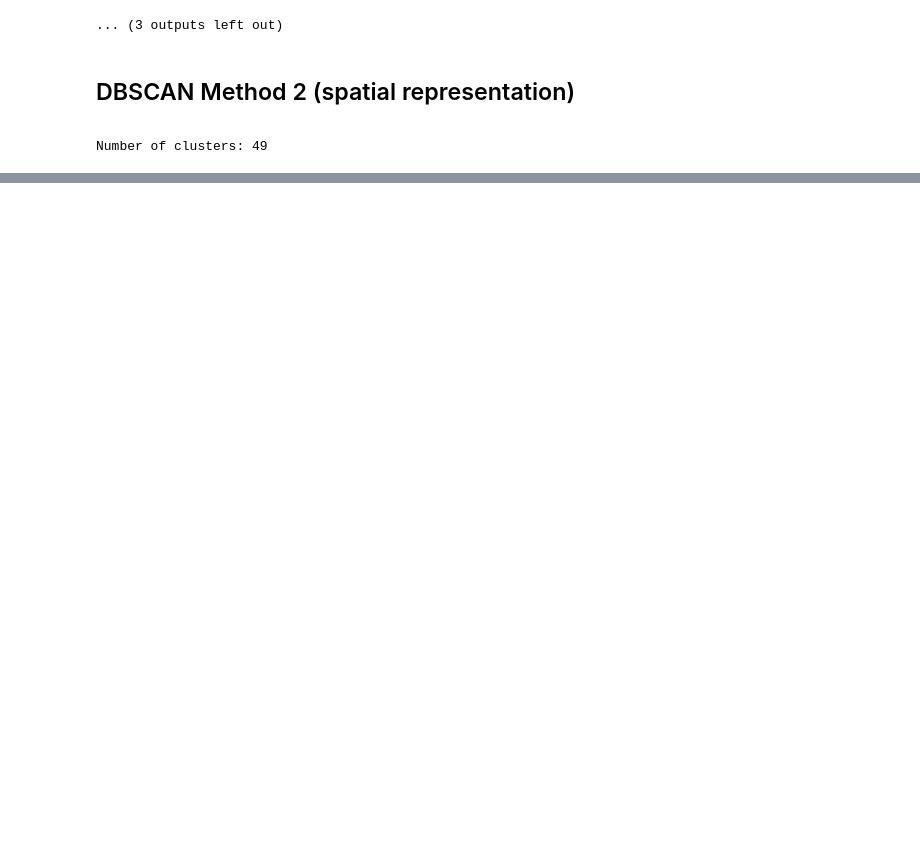
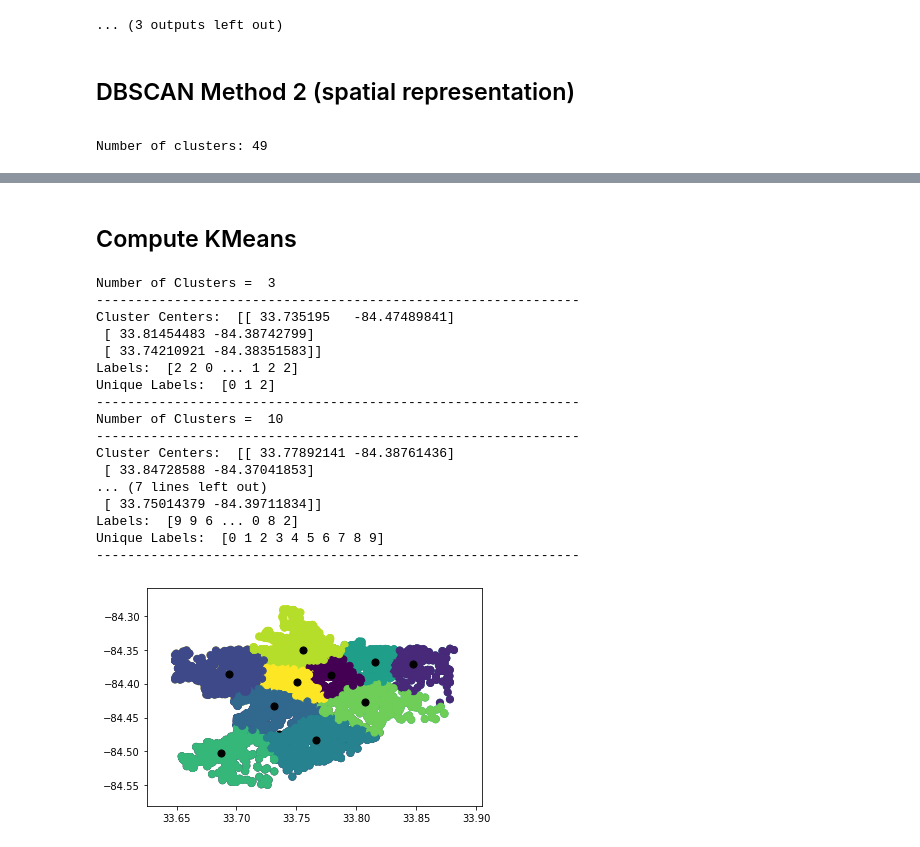
Before and after one commit to sanjeevprasada/AtlantaCrime, a Jupyter notebook: Unsupervised_Algs.ipynb, the cells around one changed output, grey strips where cells are left out. Saved outputs shown, nothing was run; the diff lists cells and outputs as text; code cells hidden in the pictures; blank space fills up the shorter version.

```diff
--- a/Unsupervised_Algs.ipynb
+++ b/Unsupervised_Algs.ipynb
@@ -253,0 +307,38 @@ plt.show()
+# %% [markdown]
+## Compute KMeans
+# %%
+k_values = np.array([3,10])
+for k in k_values:
+    km = sk.cluster.KMeans(n_clusters = k, init='random',n_init=1,max_iter=300,tol=1e-04,random_state=0)
+    y_km = km.fit_predict(X)
+
+    centers = km.cluster_centers_
+    labels = km.labels_
+    inertia = km.inertia_
+    print('Number of Clusters = ',k)
+    print('--------------------------------------------------------------')
+    print('Cluster Centers: ',centers)
+    print('Labels: ',labels)
+    print('Unique Labels: ',np.unique(labels))
+    plt.scatter(X[:, 0], X[:, 1], c=y_km, s=50, cmap='viridis')
+    plt.scatter(centers[:, 0], centers[:, 1], c='black', s=50, alpha=1);
+    print('--------------------------------------------------------------')
+# %% [output]
+Number of Clusters =  3
+--------------------------------------------------------------
+Cluster Centers:  [[ 33.735195   -84.47489841]
+ [ 33.81454483 -84.38742799]
+ [ 33.74210921 -84.38351583]]
+Labels:  [2 2 0 ... 1 2 2]
+Unique Labels:  [0 1 2]
+--------------------------------------------------------------
+Number of Clusters =  10
+--------------------------------------------------------------
+Cluster Centers:  [[ 33.77892141 -84.38761436]
+ [ 33.84728588 -84.37041853]
+... (7 lines left out)
+ [ 33.75014379 -84.39711834]]
+Labels:  [9 9 6 ... 0 8 2]
+Unique Labels:  [0 1 2 3 4 5 6 7 8 9]
+--------------------------------------------------------------
+[figure, added]
```
Also changed, not shown: parts of 8 cells of this notebook.
